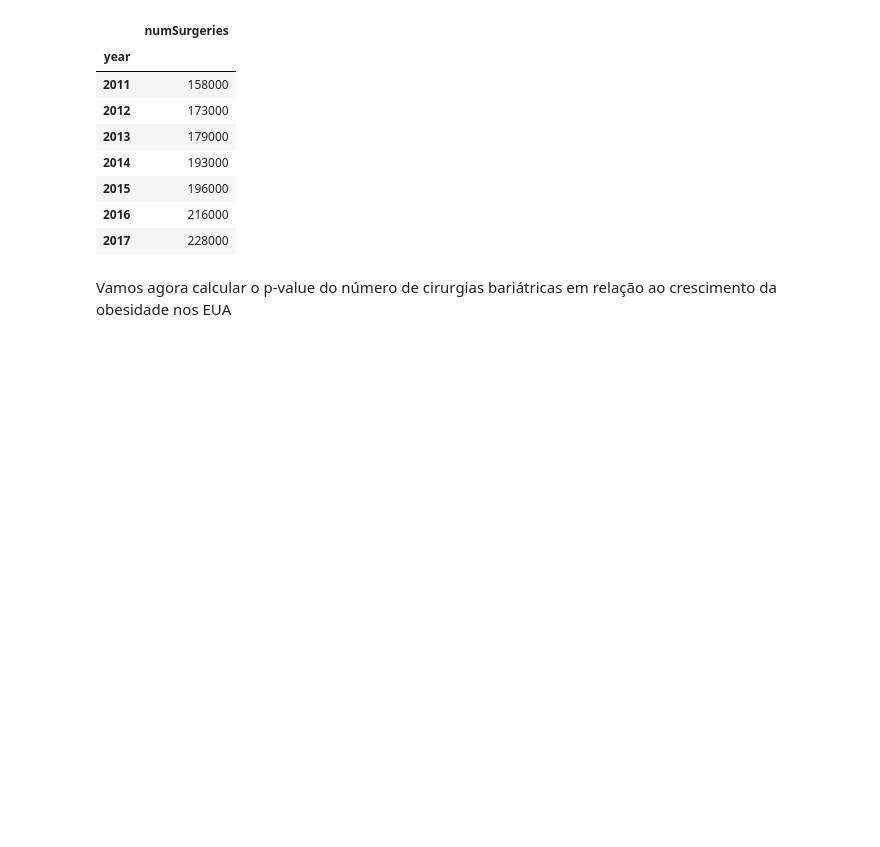
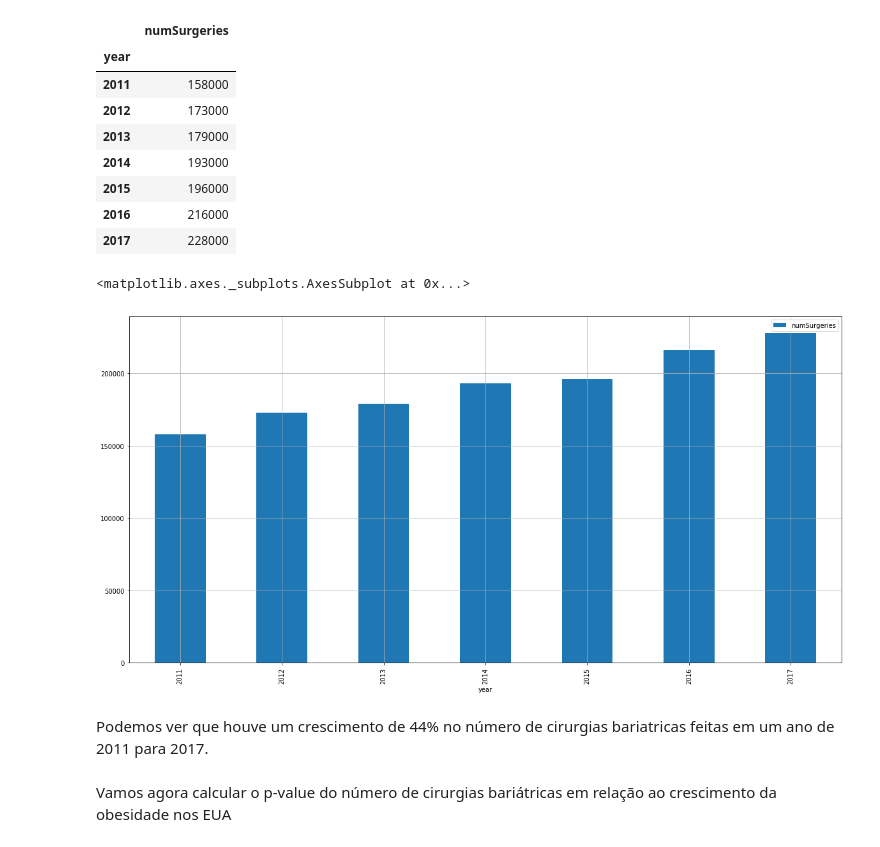
Before and after one commit to if1015-datascience-ufpe/2018-2-projeto-follow-up, a Jupyter notebook: src/Follow UP.ipynb, the cells around one changed output. Drawn from its saved outputs; the diff is of its cells as text; code cells hidden in the pictures; blank space fills up the shorter version.

```diff
--- a/src/Follow UP.ipynb
+++ b/src/Follow UP.ipynb
@@ -191,6 +213,13 @@ bariatricSurgeriesUS
 | 2015 | 196000 |
 | 2016 | 216000 |
 | 2017 | 228000 |
+# %%
+bariatricSurgeriesUS.plot.bar(grid=True,figsize=(20,10))
+# %% [output]
+<matplotlib.axes._subplots.AxesSubplot at 0x...>
+[figure, added]
+# %% [markdown]
+Podemos ver que houve um crescimento de 44% no número de cirurgias bariatricas feitas em um ano de 2011 para 2017.
 # %% [markdown]
 Vamos agora calcular o p-value do número de cirurgias bariátricas em relação ao crescimento da obesidade nos EUA
 # %%
```
Also changed, not shown: parts of 4 cells of this notebook.
